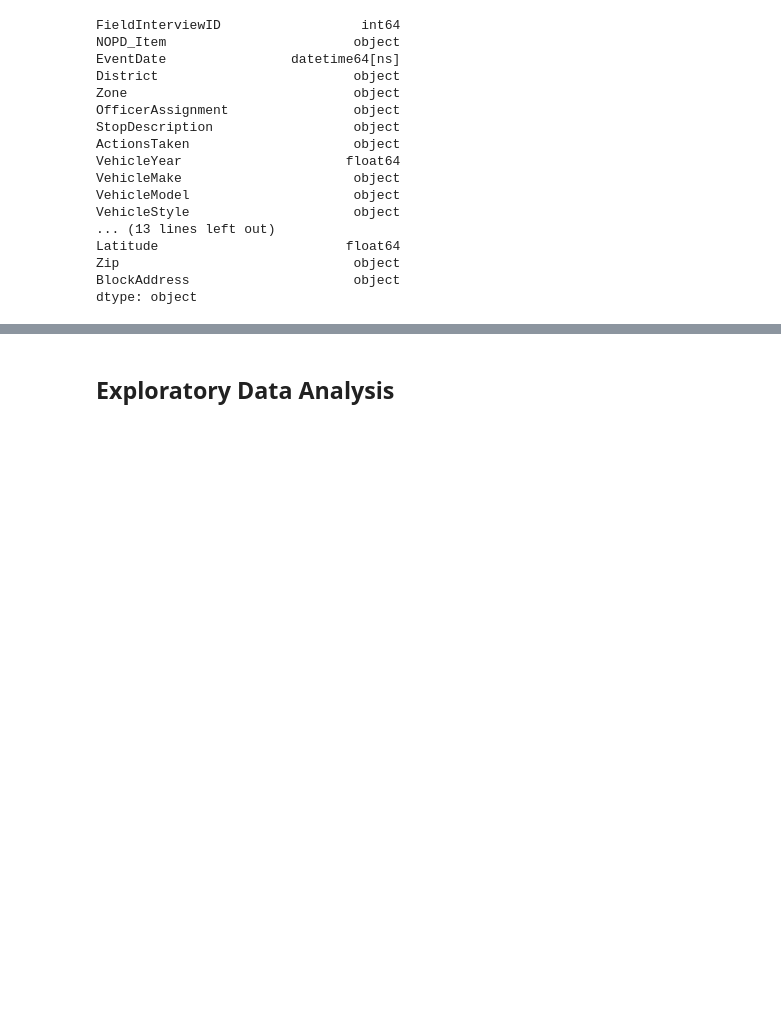
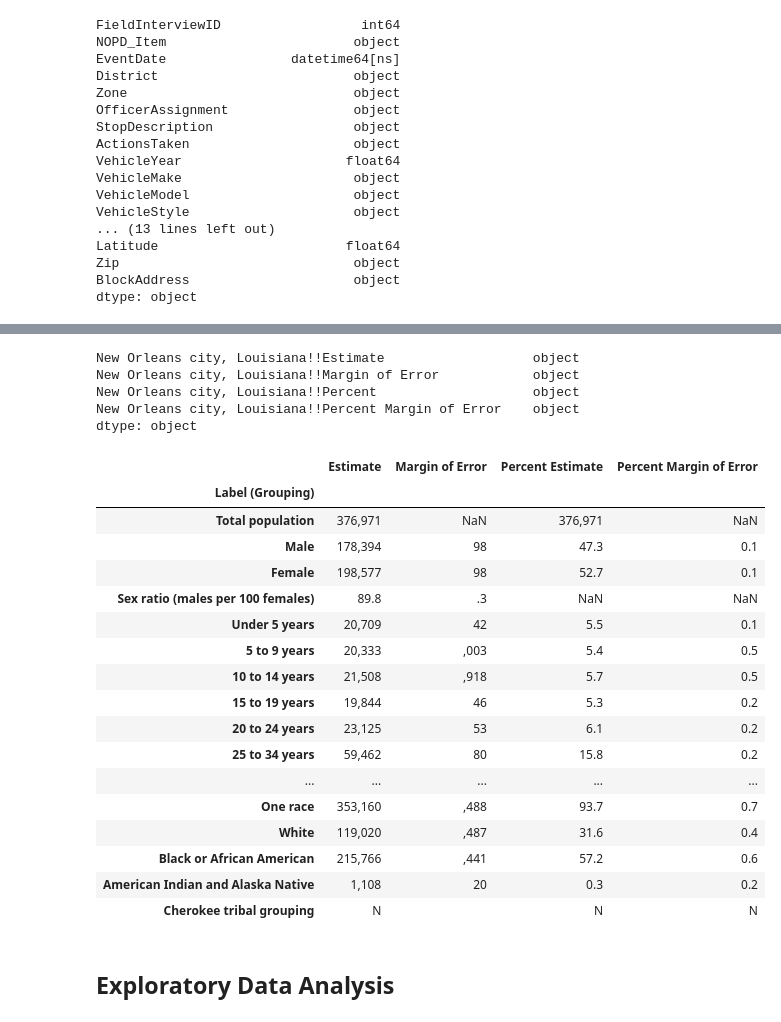
Before and after one commit to outlawhayden/neworleanspd, a Jupyter notebook: notebooks/neworleanspd.ipynb, the cells around one changed output, grey strips where cells are left out. Cells and saved outputs as stored; diff of their text form; code cells hidden in the pictures; blank space fills up the shorter version.

```diff
--- a/notebooks/neworleanspd.ipynb
+++ b/notebooks/neworleanspd.ipynb
@@ -135,3 +170,45 @@ interview_data.head()
+# %%
+demographic_data.dtypes
+# %% [output]
+New Orleans city, Louisiana!!Estimate                   object
+New Orleans city, Louisiana!!Margin of Error            object
+New Orleans city, Louisiana!!Percent                    object
+New Orleans city, Louisiana!!Percent Margin of Error    object
+dtype: object
+# %%
+# rename demographic data columns
+demographic_data.columns = ["Estimate", "Margin of Error", "Percent Estimate", "Percent Margin of Error"]
+# %%
+# drop header rows
+demographic_data.dropna(axis = 0, how = 'all', inplace = True)
+# %%
+# format nans, discard ± and % signs
+demographic_data.replace("*****", np.nan, inplace = True)
+demographic_data.replace("(X)", np.nan, inplace = True)
+demographic_data["Margin of Error"] = demographic_data["Margin of Error"].str[1:]
+demographic_data["Percent Margin of Error"] = demographic_data["Percent Margin of Error"].str.replace("±","")
+demographic_data["Percent Estimate"] = demographic_data["Percent Estimate"].str.replace("%","")
+# %%
+demographic_data.head(40)
+# %% [output]
+|  | Estimate | Margin of Error | Percent Estimate | Percent Margin of Error |
+| Label (Grouping) |  |  |  |  |
+| Total population | 376,971 | NaN | 376,971 | NaN |
+| Male | 178,394 | 98 | 47.3 | 0.1 |
+| Female | 198,577 | 98 | 52.7 | 0.1 |
+| Sex ratio (males per 100 females) | 89.8 | .3 | NaN | NaN |
+| Under 5 years | 20,709 | 42 | 5.5 | 0.1 |
+| 5 to 9 years | 20,333 | ,003 | 5.4 | 0.5 |
+| 10 to 14 years | 21,508 | ,918 | 5.7 | 0.5 |
+| 15 to 19 years | 19,844 | 46 | 5.3 | 0.2 |
+| 20 to 24 years | 23,125 | 53 | 6.1 | 0.2 |
+| 25 to 34 years | 59,462 | 80 | 15.8 | 0.2 |
+| ... | ... | ... | ... | ... |
+| One race | 353,160 | ,488 | 93.7 | 0.7 |
+| White | 119,020 | ,487 | 31.6 | 0.4 |
+| Black or African American | 215,766 | ,441 | 57.2 | 0.6 |
+| American Indian and Alaska Native | 1,108 | 20 | 0.3 | 0.2 |
+| Cherokee tribal grouping | N |  | N | N |
 # %% [markdown]
 ## Exploratory Data Analysis
 # %%
```
Also changed, not shown: parts of 12 cells of this notebook, 2 other files.
